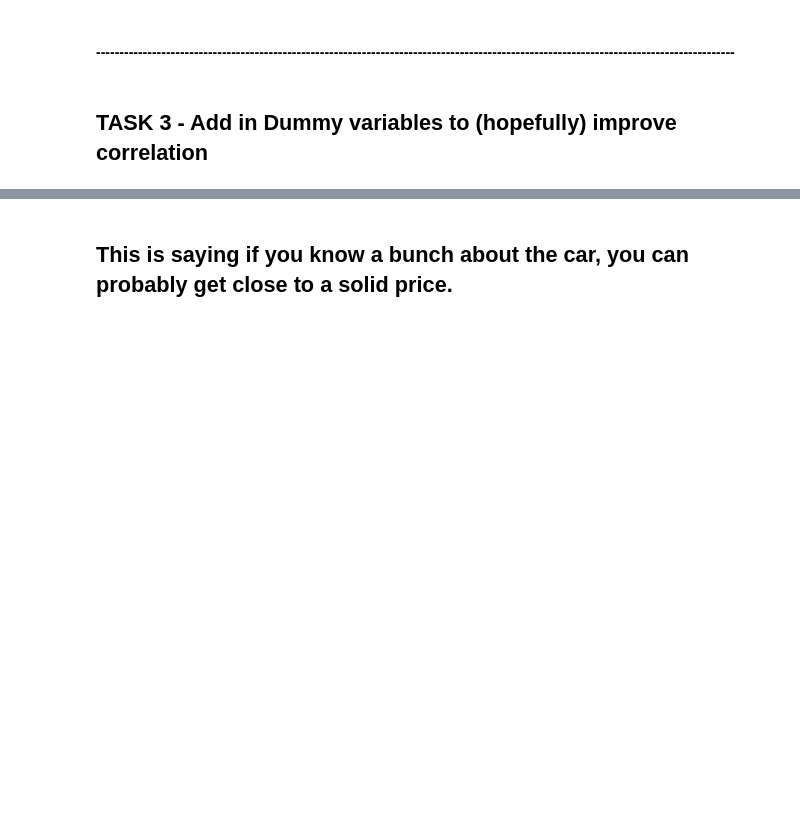
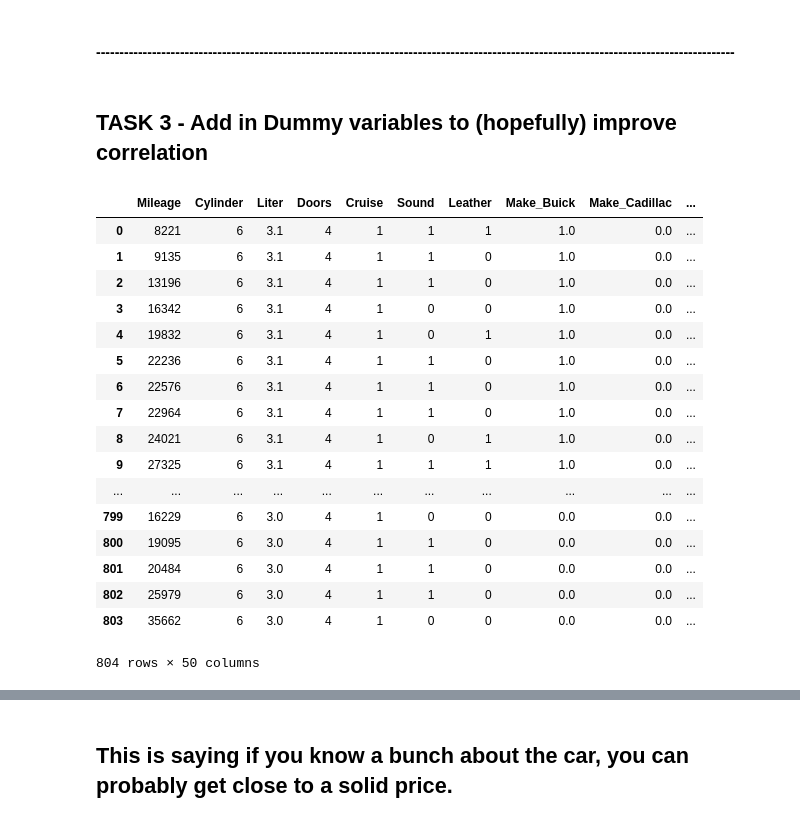
Before and after one commit to TRIYGH/car-worth-linear-regression, a Jupyter notebook: car-worth.ipynb, the cells around one changed output, grey strips where cells are left out. Cells and saved outputs as stored; diff of their text form; code cells hidden in the pictures; blank space fills up the shorter version.

```diff
--- a/car-worth.ipynb
+++ b/car-worth.ipynb
@@ -107,0 +108,26 @@ car_type = pd.get_dummies(car_data['Type'])
+# %%
+cols = ['Make', 'Model', 'Type']
+# %%
+new_data = pd.get_dummies(car_data, columns=cols, dummy_na=False)
+new_data.pop("Trim")
+new_data.pop("Price")
+new_data
+# %% [output]
+|  | Mileage | Cylinder | Liter | Doors | Cruise | Sound | Leather | Make_Buick | Make_Cadillac | ... |
+| 0 | 8221 | 6 | 3.1 | 4 | 1 | 1 | 1 | 1.0 | 0.0 | ... |
+| 1 | 9135 | 6 | 3.1 | 4 | 1 | 1 | 0 | 1.0 | 0.0 | ... |
+| 2 | 13196 | 6 | 3.1 | 4 | 1 | 1 | 0 | 1.0 | 0.0 | ... |
+| 3 | 16342 | 6 | 3.1 | 4 | 1 | 0 | 0 | 1.0 | 0.0 | ... |
+| 4 | 19832 | 6 | 3.1 | 4 | 1 | 0 | 1 | 1.0 | 0.0 | ... |
+| 5 | 22236 | 6 | 3.1 | 4 | 1 | 1 | 0 | 1.0 | 0.0 | ... |
+| 6 | 22576 | 6 | 3.1 | 4 | 1 | 1 | 0 | 1.0 | 0.0 | ... |
+| 7 | 22964 | 6 | 3.1 | 4 | 1 | 1 | 0 | 1.0 | 0.0 | ... |
+| 8 | 24021 | 6 | 3.1 | 4 | 1 | 0 | 1 | 1.0 | 0.0 | ... |
+| 9 | 27325 | 6 | 3.1 | 4 | 1 | 1 | 1 | 1.0 | 0.0 | ... |
+| ... | ... | ... | ... | ... | ... | ... | ... | ... | ... | ... |
+| 799 | 16229 | 6 | 3.0 | 4 | 1 | 0 | 0 | 0.0 | 0.0 | ... |
+| 800 | 19095 | 6 | 3.0 | 4 | 1 | 1 | 0 | 0.0 | 0.0 | ... |
+| 801 | 20484 | 6 | 3.0 | 4 | 1 | 1 | 0 | 0.0 | 0.0 | ... |
+| 802 | 25979 | 6 | 3.0 | 4 | 1 | 1 | 0 | 0.0 | 0.0 | ... |
+| 803 | 35662 | 6 | 3.0 | 4 | 1 | 0 | 0 | 0.0 | 0.0 | ... |
+804 rows × 50 columns
```
Also changed, not shown: parts of 11 cells of this notebook.
